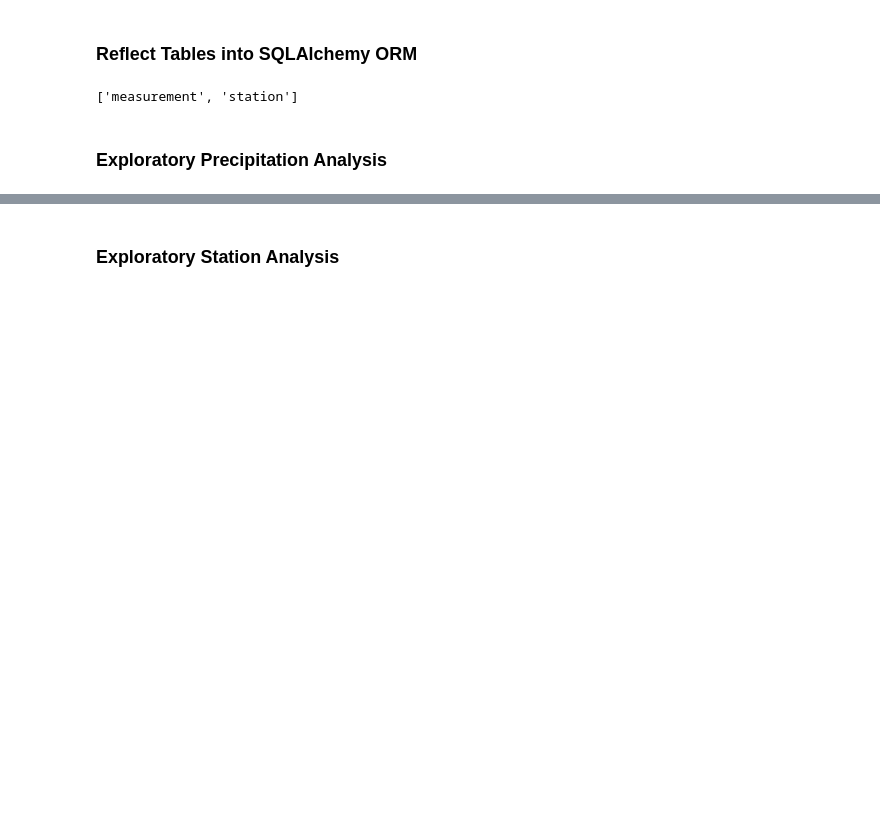
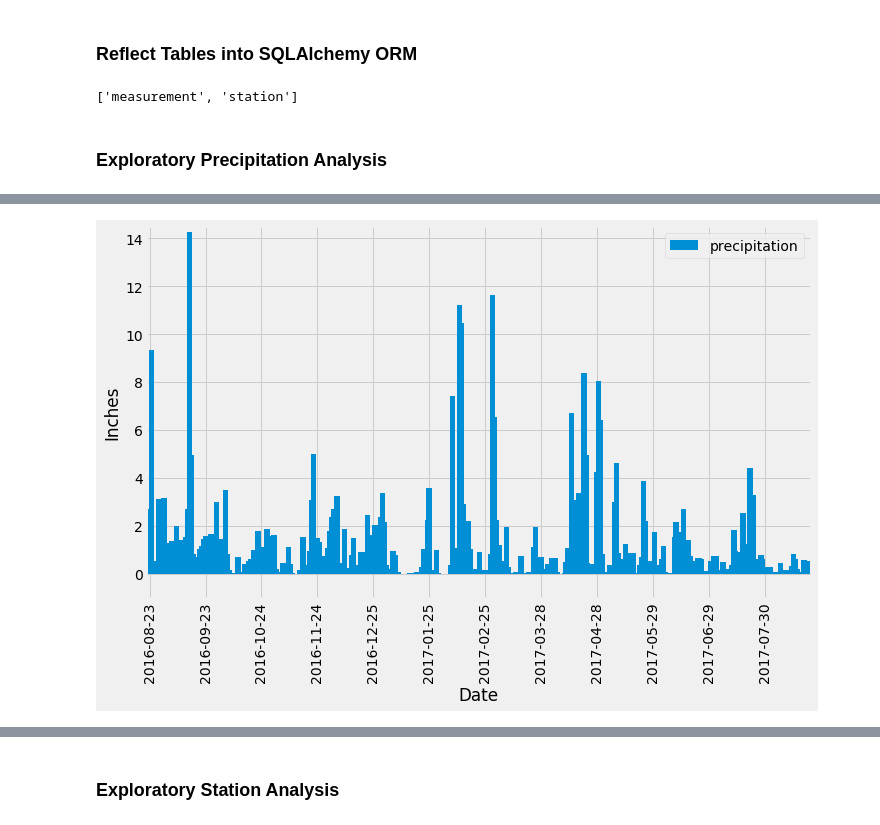
Before and after one commit to juliabrunett/sqlalchemy-challenge, a Jupyter notebook: climate_analysis.ipynb, the cells around one changed output, grey strips where cells are left out. Drawn from its saved outputs; the diff is of its cells as text; code cells hidden in the pictures; blank space fills up the shorter version.

```diff
--- a/climate_analysis.ipynb
+++ b/climate_analysis.ipynb
@@ -105,0 +84,4 @@ KeyError: 'Date'
+# %%
+# Load the query results into a DataFrame
+measurement_df = pd.DataFrame(twelve_months, columns = ["date", "precipitation"])
+measurement_df
@@ -105,0 +102,3 @@ KeyError: 'Date'
+# %%
+date_count = measurement_df['date'].count()
+date_count
@@ -105,0 +112,11 @@ KeyError: 'Date'
+# %%
+# Find date labels for dates every 31 days
+date_labels = []
+date = dt.date(2016,8,23)
+start_date_str = date.strftime("%Y-%m-%d")
+date_labels.append(start_date_str)
+
+for x in range(0,11):
+    date = date + dt.timedelta(days=31)
+    date_str = date.strftime("%Y-%m-%d")
+    date_labels.append(date_str)
@@ -105,0 +138,3 @@ KeyError: 'Date'
+# %%
+measurement_df.set_index("date", inplace=True)
+measurement_df.sort_values("date")
@@ -105,0 +156,12 @@ KeyError: 'Date'
+# %%
+# Plot the results using the DataFrame plot method
+ax = measurement_df.plot(rot = 90, kind="bar", figsize=(10, 6), width=3)
+plt.tight_layout()
+plt.xticks(np.arange(0,date_count,31), date_labels)
+plt.xlabel("Date")
+plt.ylabel("Inches")
+plt.ylim(-1,14.5)
+#plt.title("Precipitation in the Last 12 Months")
+plt.show()
+# %% [output]
+[figure, added]
```
Also changed, not shown: parts of 28 cells of this notebook.
